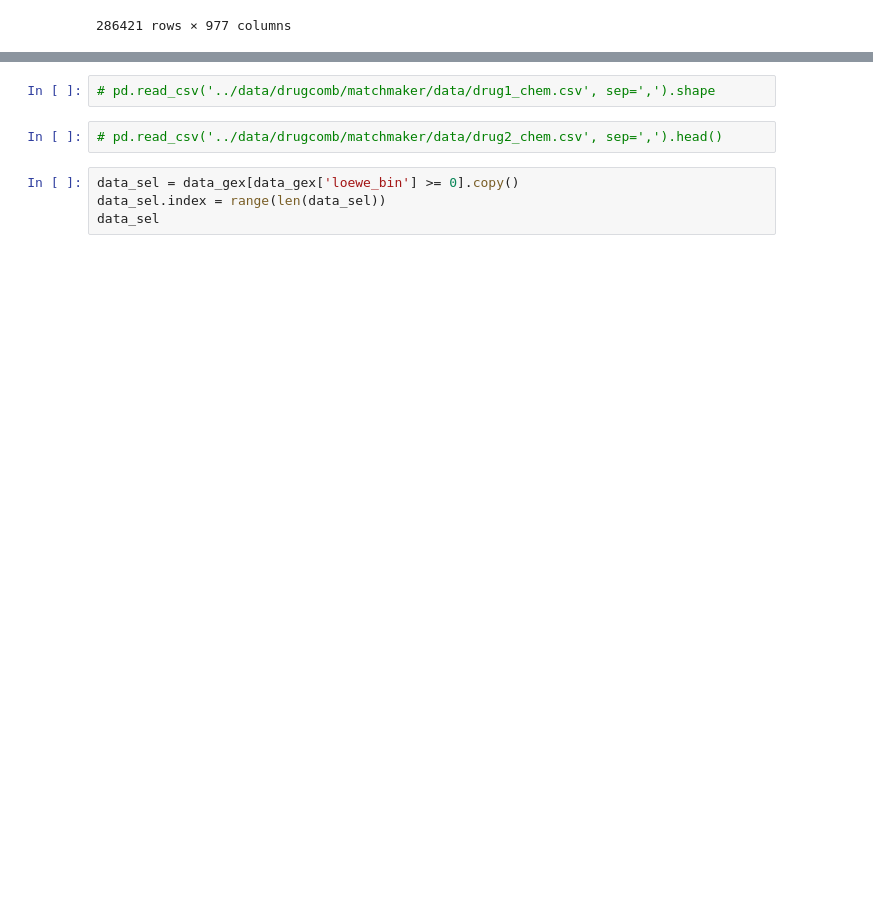
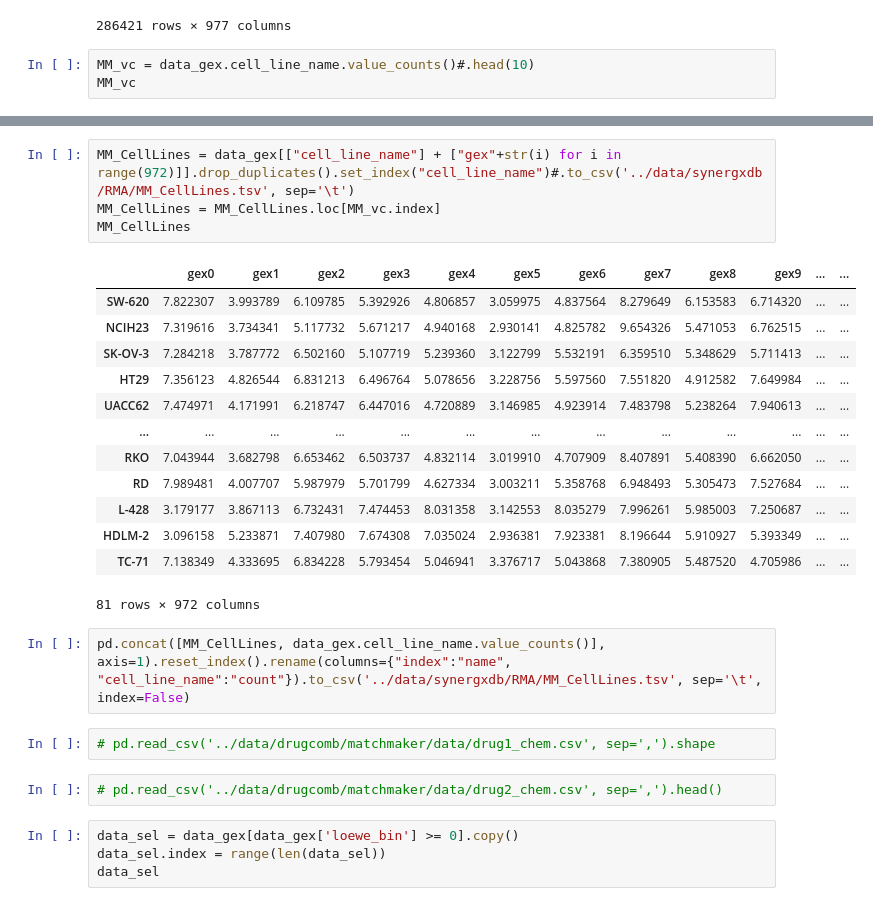
Before and after one commit to uzh-dqbm-cmi/graphnn, a Jupyter notebook: notebooks/DeepAdr_dataset-MatchMaker-Pubchem.ipynb, the cells around one changed output, grey strips where cells are left out. Saved outputs shown, nothing was run; the diff lists cells and outputs as text; blank space fills up the shorter version.

```diff
--- a/notebooks/DeepAdr_dataset-MatchMaker-Pubchem.ipynb
+++ b/notebooks/DeepAdr_dataset-MatchMaker-Pubchem.ipynb
@@ -179,3 +205,6 @@ data_gex
 | 286419 | yc-1 | 717906-29-1 | A-673 | -4.509199 | -1 | 7.301344 | 4.125088 | 7.127670 | 6.293952 | ... |
 | 286420 | yc-1 | RUXOLITINIB | L-1236 | 0.654985 | -1 | 3.329406 | 5.683341 | 6.836749 | 6.870374 | ... |
 286421 rows × 977 columns
+# %%
+MM_vc = data_gex.cell_line_name.value_counts()#.head(10)
+MM_vc
@@ -182,3 +224,23 @@ data_gex
+# %%
+MM_CellLines = data_gex[["cell_line_name"] + ["gex"+str(i) for i in range(972)]].drop_duplicates().set_index("cell_line_name")#.to_csv('../data/synergxdb/RMA/MM_CellLines.tsv', sep='\t')
+MM_CellLines = MM_CellLines.loc[MM_vc.index]
+MM_CellLines
+# %% [output]
+|  | gex0 | gex1 | gex2 | gex3 | gex4 | gex5 | gex6 | gex7 | gex8 | gex9 | ... | ... |
+| SW-620 | 7.822307 | 3.993789 | 6.109785 | 5.392926 | 4.806857 | 3.059975 | 4.837564 | 8.279649 | 6.153583 | 6.714320 | ... | ... |
+| NCIH23 | 7.319616 | 3.734341 | 5.117732 | 5.671217 | 4.940168 | 2.930141 | 4.825782 | 9.654326 | 5.471053 | 6.762515 | ... | ... |
+| SK-OV-3 | 7.284218 | 3.787772 | 6.502160 | 5.107719 | 5.239360 | 3.122799 | 5.532191 | 6.359510 | 5.348629 | 5.711413 | ... | ... |
+| HT29 | 7.356123 | 4.826544 | 6.831213 | 6.496764 | 5.078656 | 3.228756 | 5.597560 | 7.551820 | 4.912582 | 7.649984 | ... | ... |
+| UACC62 | 7.474971 | 4.171991 | 6.218747 | 6.447016 | 4.720889 | 3.146985 | 4.923914 | 7.483798 | 5.238264 | 7.940613 | ... | ... |
+| ... | ... | ... | ... | ... | ... | ... | ... | ... | ... | ... | ... | ... |
+| RKO | 7.043944 | 3.682798 | 6.653462 | 6.503737 | 4.832114 | 3.019910 | 4.707909 | 8.407891 | 5.408390 | 6.662050 | ... | ... |
+| RD | 7.989481 | 4.007707 | 5.987979 | 5.701799 | 4.627334 | 3.003211 | 5.358768 | 6.948493 | 5.305473 | 7.527684 | ... | ... |
+| L-428 | 3.179177 | 3.867113 | 6.732431 | 7.474453 | 8.031358 | 3.142553 | 8.035279 | 7.996261 | 5.985003 | 7.250687 | ... | ... |
+| HDLM-2 | 3.096158 | 5.233871 | 7.407980 | 7.674308 | 7.035024 | 2.936381 | 7.923381 | 8.196644 | 5.910927 | 5.393349 | ... | ... |
+| TC-71 | 7.138349 | 4.333695 | 6.834228 | 5.793454 | 5.046941 | 3.376717 | 5.043868 | 7.380905 | 5.487520 | 4.705986 | ... | ... |
+81 rows × 972 columns
+# %%
+pd.concat([MM_CellLines, data_gex.cell_line_name.value_counts()], axis=1).reset_index().rename(columns={"index":"name", "cell_line_name":"count"}).to_csv('../data/synergxdb/RMA/MM_CellLines.tsv', sep='\t', index=False)
 # %%
 # pd.read_csv('../data/drugcomb/matchmaker/data/drug1_chem.csv', sep=',').shape
 # %%
```
Also changed, not shown: parts of 4 cells of this notebook, 5 other files.
